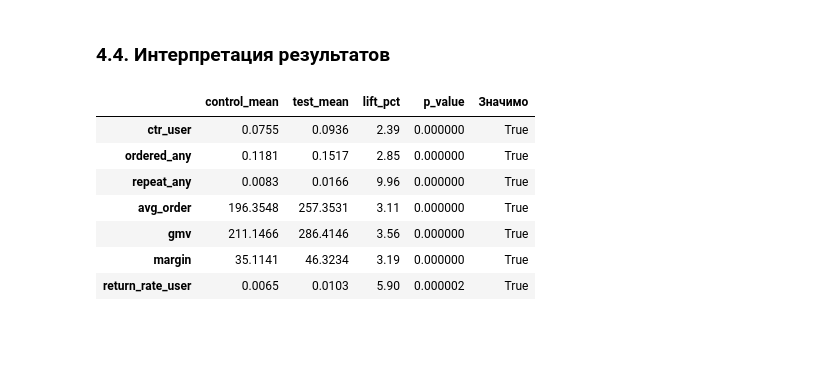
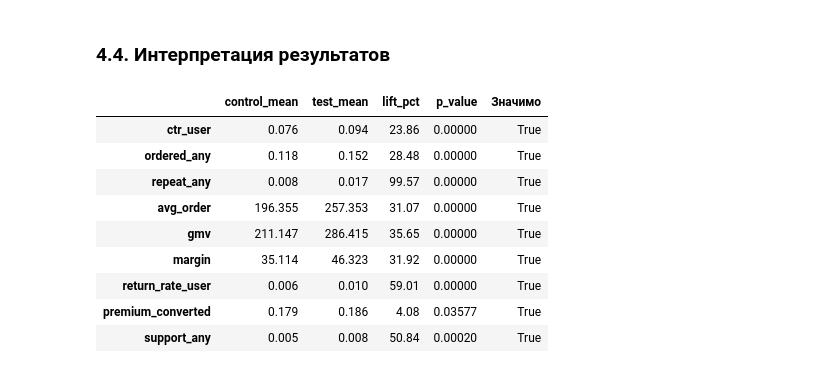
Before and after one commit to k0ist/The-Experts-Hackathon, a Jupyter notebook: The_Experts_Hackathon.ipynb, the cells around one changed output. Drawn from its saved outputs; the diff is of its cells as text; code cells hidden in the pictures; blank space fills up the shorter version.

```diff
--- a/The_Experts_Hackathon.ipynb
+++ b/The_Experts_Hackathon.ipynb
@@ -1187,6 +1187,14 @@ order_ag = (
         returns=("is_returned", "sum")
     ).reset_index()
 )
+
+ticket_ag = (
+    tickets.groupby("user_id")
+    .agg(
+        tickets=("ticket_id", "count")
+    )
+    .reset_index()
+)
 # %%
 user_level = exp_clean.copy()
 
@@ -1195,6 +1203,7 @@ user_level = (
     .merge(imp_ag, on="user_id", how="left")
     .merge(click_ag, on="user_id", how="left")
     .merge(order_ag, on="user_id", how="left")
+    .merge(ticket_ag, on="user_id", how="left")
 )
 
 user_level = user_level.merge(
@@ -1208,7 +1217,7 @@ user_level = user_level.merge(
         ]], on="user_id", how="left"
 )
 
-for col in ["impressions", "clicks", "orders", "gmv", "margin", "returns"]:
+for col in ["impressions", "clicks", "orders", "gmv", "margin", "returns", "tickets"]:
     user_level[col] = user_level[col].fillna(0)
 
 user_level["ctr_user"] = np.where(
@@ -1216,10 +1225,16 @@ user_level["ctr_user"] = np.where(
     user_level["clicks"] / user_level["impressions"], 0
 )
 
+premium_users = set(premium["user_id"].unique())
+
 user_level["ordered_any"] = (user_level["orders"] > 0).astype(int)
 
 user_level["repeat_any"] = (user_level["orders"] >= 2).astype(int)
 
+user_level["premium_converted"] = user_level["user_id"].isin(premium_users).astype(int)
+
+user_level["support_any"] = (user_level["tickets"] > 0).astype(int)
+
 user_level["avg_order"] = np.where(user_level["orders"] > 0, user_level["gmv"] / user_level["orders"], 0)
 
 user_level["return_rate_user"] = np.where(user_level["orders"] > 0, user_level["returns"] / user_level["orders"], 0)
@@ -1293,7 +1313,7 @@ def ab_test(df, metric):
     return pd.Series({
         "control_mean": control.mean(),
         "test_mean": test.mean(),
-        "lift_pct": (test.mean() / control.mean() - 1) * 10,
+        "lift_pct": (test.mean() / control.mean() - 1) * 100,
         "p_value": pvalue
     })
 # %%
@@ -1304,7 +1324,9 @@ metrics = [
     "avg_order",
     "gmv",
     "margin",
-    "return_rate_user"
+    "return_rate_user",
+    "premium_converted",
+    "support_any"
 ]
 
 ab_results = pd.DataFrame({metric: ab_test(user_level, metric) for metric in metrics}).T
@@ -1323,20 +1347,22 @@ ab_results
 # %%
 ab_results["Значимо"] = ab_results["p_value"] < 0.05
 
 ab_results.sort_values("p_value")
 ab_results.style.format({
-    "control_mean": "{:.4f}",
-    "test_mean": "{:.4f}",
+    "control_mean": "{:.3f}",
+    "test_mean": "{:.3f}",
     "lift_pct": "{:.2f}",
-    "p_value": "{:.6f}"
+    "p_value": "{:.5f}"
 })
 # %% [output]
 |  | control_mean | test_mean | lift_pct | p_value | Значимо |
-| ctr_user | 0.0755 | 0.0936 | 2.39 | 0.000000 | True |
-| ordered_any | 0.1181 | 0.1517 | 2.85 | 0.000000 | True |
-| repeat_any | 0.0083 | 0.0166 | 9.96 | 0.000000 | True |
-| avg_order | 196.3548 | 257.3531 | 3.11 | 0.000000 | True |
-| gmv | 211.1466 | 286.4146 | 3.56 | 0.000000 | True |
-| margin | 35.1141 | 46.3234 | 3.19 | 0.000000 | True |
-| return_rate_user | 0.0065 | 0.0103 | 5.90 | 0.000002 | True |
+| ctr_user | 0.076 | 0.094 | 23.86 | 0.00000 | True |
+| ordered_any | 0.118 | 0.152 | 28.48 | 0.00000 | True |
+| repeat_any | 0.008 | 0.017 | 99.57 | 0.00000 | True |
+| avg_order | 196.355 | 257.353 | 31.07 | 0.00000 | True |
+| gmv | 211.147 | 286.415 | 35.65 | 0.00000 | True |
+| margin | 35.114 | 46.323 | 31.92 | 0.00000 | True |
+| return_rate_user | 0.006 | 0.010 | 59.01 | 0.00000 | True |
+| premium_converted | 0.179 | 0.186 | 4.08 | 0.03577 | True |
+| support_any | 0.005 | 0.008 | 50.84 | 0.00020 | True |
 # %% [markdown]
```
Also changed, not shown: parts of 29 cells of this notebook.
